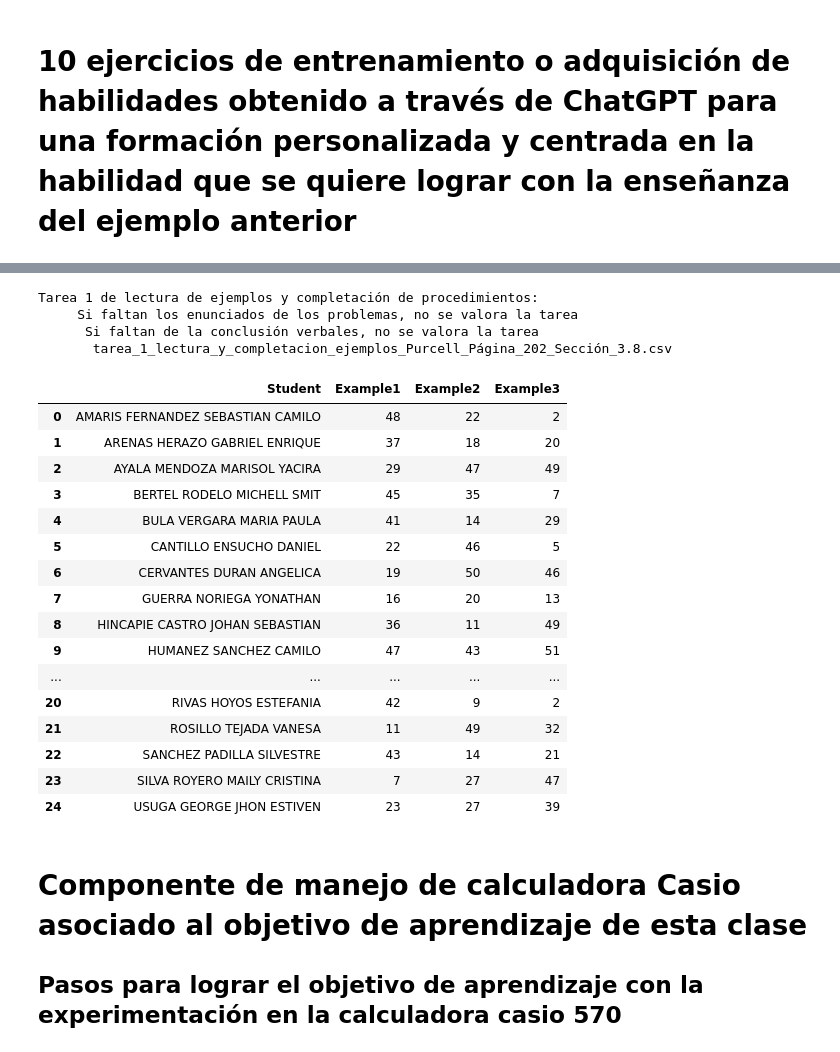
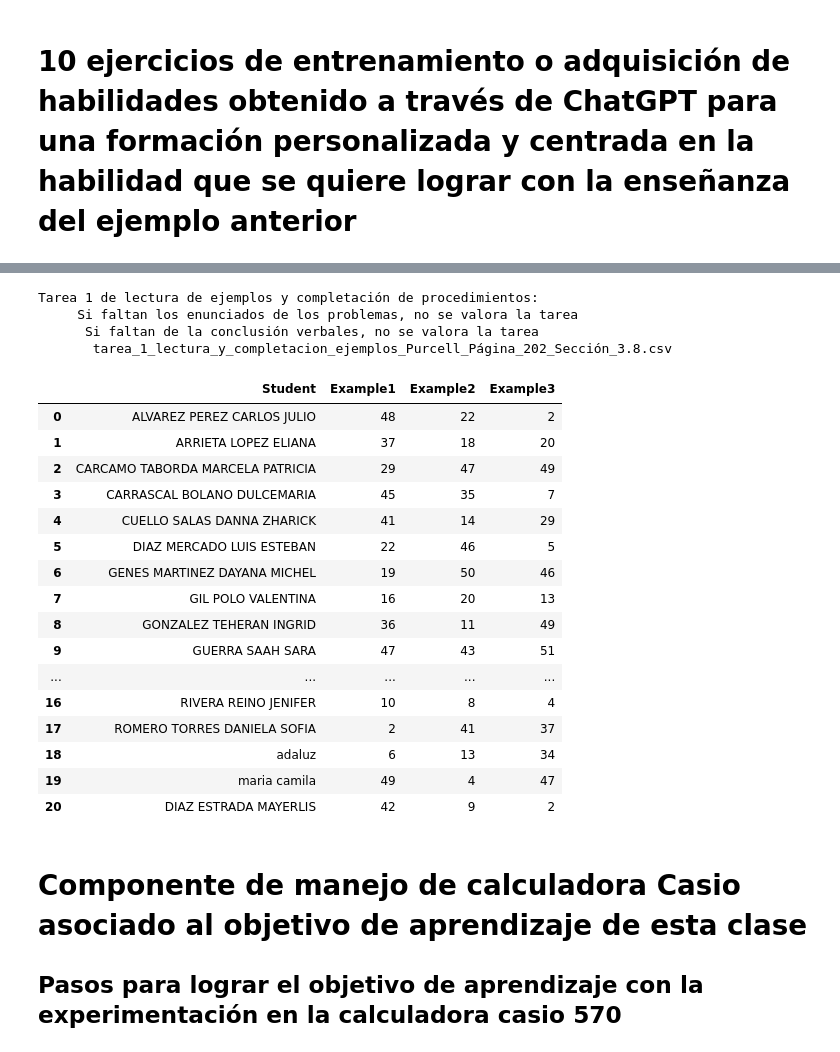
Before and after one commit to marco-canas/desarrollo_pensamiento_matematico_infancia, a Jupyter notebook: 3_evaluacion/1_parcial_numeros_naturales_en_grado_primero/1_parcial_1_los_naturales_en_grado_primero.ipynb, the cells around one changed output, grey strips where cells are left out. Drawn from its saved outputs; the diff is of its cells as text; code cells hidden in the pictures.

```diff
--- a/3_evaluacion/1_parcial_numeros_naturales_en_grado_primero/1_parcial_1_los_naturales_en_grado_primero.ipynb
+++ b/3_evaluacion/1_parcial_numeros_naturales_en_grado_primero/1_parcial_1_los_naturales_en_grado_primero.ipynb
@@ -484,7 +412,7 @@ np.random.seed(1213)  # establecer semilla aleatoria para hacer los resultados r
 
 
 
-grupo_estudiantes = 'calculo_vectorial'
+grupo_estudiantes = 'desarrollo_pensamiento_matematico_infancia'
 nombre_texto_guia = 'Purcell'
 pagina_y_seccion = 'Página_202_Sección_3.8'
 numero_ejemplos_de_la_seccion = 54
@@ -498,49 +426,49 @@ examples = list(range(1, numero_ejemplos_de_la_seccion))
 students_data = pd.read_csv(students_path)
 
 # Crear una lista para almacenar las asignaciones
 assignments = []
 
 # Asignar ejercicios aleatorios a cada estudiante
 for index, student in students_data.iterrows():
     # Seleccionar 5 ejercicios aleatorios sin repetición
     random_exercises = np.random.choice(examples, numero_de_ejemplos_asignados, replace = False)+ 1
     assignments.append([students_data["Nombre"][index], *random_exercises])  # Agregar asignación a la lista
 
 # Crear un DataFrame con las asignaciones
 columns = ["Student"] + [ "Example" + str(i+1) for i in range(numero_de_ejemplos_asignados)]
 assignment_df = pd.DataFrame(assignments, columns=columns)
 
 # Guardar el DataFrame en un archivo CSV
 assignment_csv = "tarea_1_lectura_y_completacion_ejemplos" + "_" + nombre_texto_guia + "_"+ pagina_y_seccion + ".csv"
 assignment_df.to_csv(assignment_csv, index=False)
 
 print("""Tarea 1 de lectura de ejemplos y completación de procedimientos:
      Si faltan los enunciados de los problemas, no se valora la tarea
       Si faltan de la conclusión verbales, no se valora la tarea
       """, assignment_csv)
 assignment_df
 # %% [output]
 Tarea 1 de lectura de ejemplos y completación de procedimientos:
      Si faltan los enunciados de los problemas, no se valora la tarea
       Si faltan de la conclusión verbales, no se valora la tarea
        tarea_1_lectura_y_completacion_ejemplos_Purcell_Página_202_Sección_3.8.csv
 |  | Student | Example1 | Example2 | Example3 |
-| 0 | AMARIS FERNANDEZ SEBASTIAN CAMILO | 48 | 22 | 2 |
-| 1 | ARENAS HERAZO GABRIEL ENRIQUE | 37 | 18 | 20 |
-| 2 | AYALA MENDOZA MARISOL YACIRA | 29 | 47 | 49 |
-| 3 | BERTEL RODELO MICHELL SMIT | 45 | 35 | 7 |
-| 4 | BULA VERGARA MARIA PAULA | 41 | 14 | 29 |
-| 5 | CANTILLO ENSUCHO DANIEL | 22 | 46 | 5 |
-| 6 | CERVANTES DURAN ANGELICA | 19 | 50 | 46 |
-| 7 | GUERRA NORIEGA YONATHAN | 16 | 20 | 13 |
-| 8 | HINCAPIE CASTRO JOHAN SEBASTIAN | 36 | 11 | 49 |
-| 9 | HUMANEZ SANCHEZ CAMILO | 47 | 43 | 51 |
+| 0 | ALVAREZ PEREZ CARLOS JULIO | 48 | 22 | 2 |
+| 1 | ARRIETA LOPEZ ELIANA | 37 | 18 | 20 |
+| 2 | CARCAMO TABORDA MARCELA PATRICIA | 29 | 47 | 49 |
+| 3 | CARRASCAL BOLANO DULCEMARIA | 45 | 35 | 7 |
+| 4 | CUELLO SALAS DANNA ZHARICK | 41 | 14 | 29 |
+| 5 | DIAZ MERCADO LUIS ESTEBAN | 22 | 46 | 5 |
+| 6 | GENES MARTINEZ DAYANA MICHEL | 19 | 50 | 46 |
+| 7 | GIL POLO VALENTINA | 16 | 20 | 13 |
+| 8 | GONZALEZ TEHERAN INGRID | 36 | 11 | 49 |
+| 9 | GUERRA SAAH SARA | 47 | 43 | 51 |
 | ... | ... | ... | ... | ... |
-| 20 | RIVAS HOYOS ESTEFANIA | 42 | 9 | 2 |
-| 21 | ROSILLO TEJADA VANESA | 11 | 49 | 32 |
-| 22 | SANCHEZ PADILLA SILVESTRE | 43 | 14 | 21 |
-| 23 | SILVA ROYERO MAILY CRISTINA | 7 | 27 | 47 |
-| 24 | USUGA GEORGE JHON ESTIVEN | 23 | 27 | 39 |
+| 16 | RIVERA REINO JENIFER | 10 | 8 | 4 |
+| 17 | ROMERO TORRES DANIELA SOFIA | 2 | 41 | 37 |
+| 18 | adaluz | 6 | 13 | 34 |
+| 19 | maria camila | 49 | 4 | 47 |
+| 20 | DIAZ ESTRADA MAYERLIS | 42 | 9 | 2 |
 # %% [markdown]
 # Componente de manejo de calculadora Casio asociado al objetivo de aprendizaje de esta clase
 
```
Also changed, not shown: parts of 20 cells of this notebook, 2 other files.
